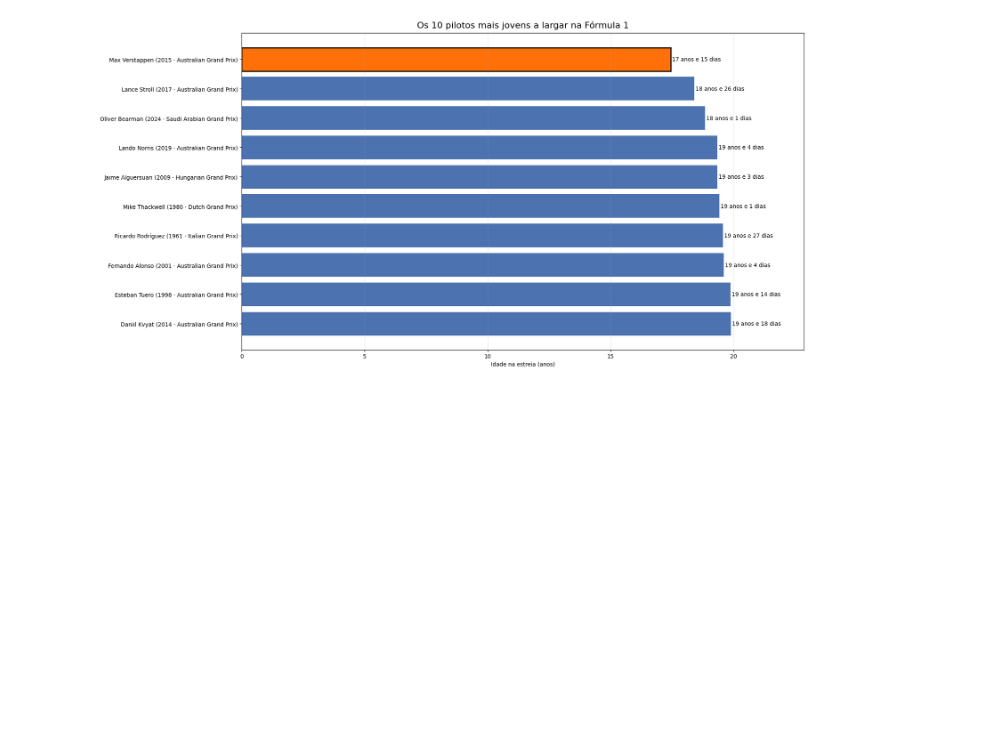
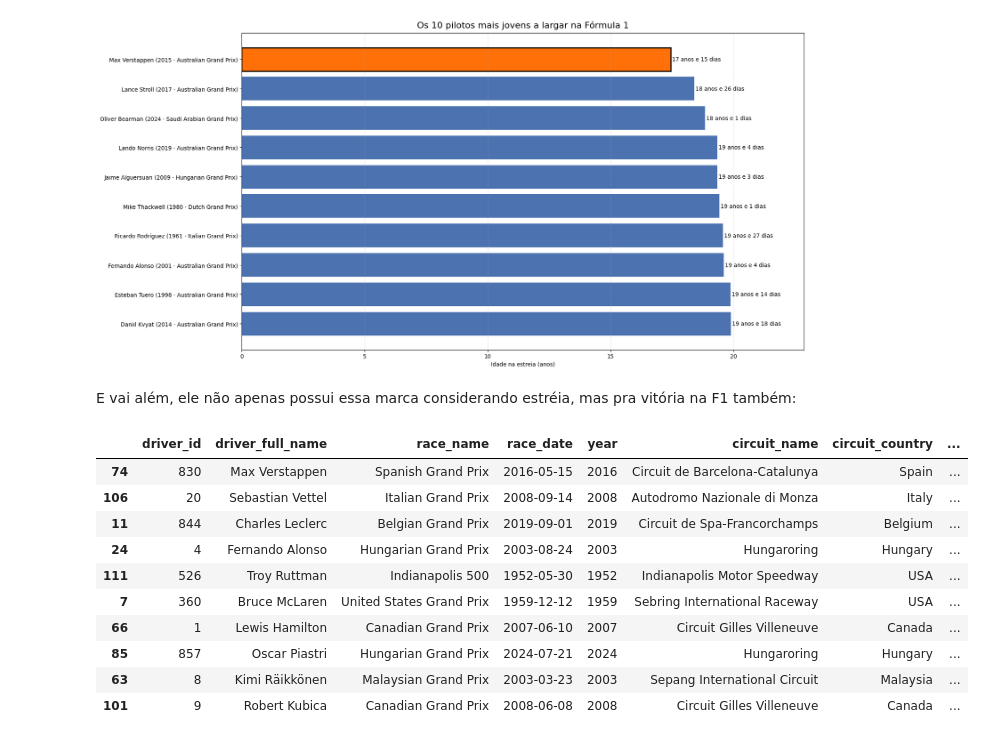
Before and after one commit to oaojVSM/f1_analytics, a Jupyter notebook: notebooks/analise_verstappen.ipynb, the cells around one changed output. Drawn from its saved outputs; the diff is of its cells as text; code cells hidden in the pictures; blank space fills up the shorter version.

```diff
--- a/notebooks/analise_verstappen.ipynb
+++ b/notebooks/analise_verstappen.ipynb
@@ -177,2 +126,4 @@ plt.show()
 # %% [output]
 [figure]
+# %% [markdown]
+E vai além, ele não apenas possui essa marca considerando estréia, mas pra vitória na F1 também:
@@ -178,0 +136,17 @@ plt.show()
+# %%
+# Agora pego os 10 mais jovens:
+
+df_top_10_jovens_vencedores = df_first_win.sort_values("idade_primeiro_evento").head(10)
+df_top_10_jovens_vencedores
+# %% [output]
+|  | driver_id | driver_full_name | race_name | race_date | year | circuit_name | circuit_country | ... |
+| 74 | 830 | Max Verstappen | Spanish Grand Prix | 2016-05-15 | 2016 | Circuit de Barcelona-Catalunya | Spain | ... |
+| 106 | 20 | Sebastian Vettel | Italian Grand Prix | 2008-09-14 | 2008 | Autodromo Nazionale di Monza | Italy | ... |
+| 11 | 844 | Charles Leclerc | Belgian Grand Prix | 2019-09-01 | 2019 | Circuit de Spa-Francorchamps | Belgium | ... |
+| 24 | 4 | Fernando Alonso | Hungarian Grand Prix | 2003-08-24 | 2003 | Hungaroring | Hungary | ... |
+| 111 | 526 | Troy Ruttman | Indianapolis 500 | 1952-05-30 | 1952 | Indianapolis Motor Speedway | USA | ... |
+| 7 | 360 | Bruce McLaren | United States Grand Prix | 1959-12-12 | 1959 | Sebring International Raceway | USA | ... |
+| 66 | 1 | Lewis Hamilton | Canadian Grand Prix | 2007-06-10 | 2007 | Circuit Gilles Villeneuve | Canada | ... |
+| 85 | 857 | Oscar Piastri | Hungarian Grand Prix | 2024-07-21 | 2024 | Hungaroring | Hungary | ... |
+| 63 | 8 | Kimi Räikkönen | Malaysian Grand Prix | 2003-03-23 | 2003 | Sepang International Circuit | Malaysia | ... |
+| 101 | 9 | Robert Kubica | Canadian Grand Prix | 2008-06-08 | 2008 | Circuit Gilles Villeneuve | Canada | ... |
```
Also changed, not shown: parts of 4 cells of this notebook, 1 other file.
